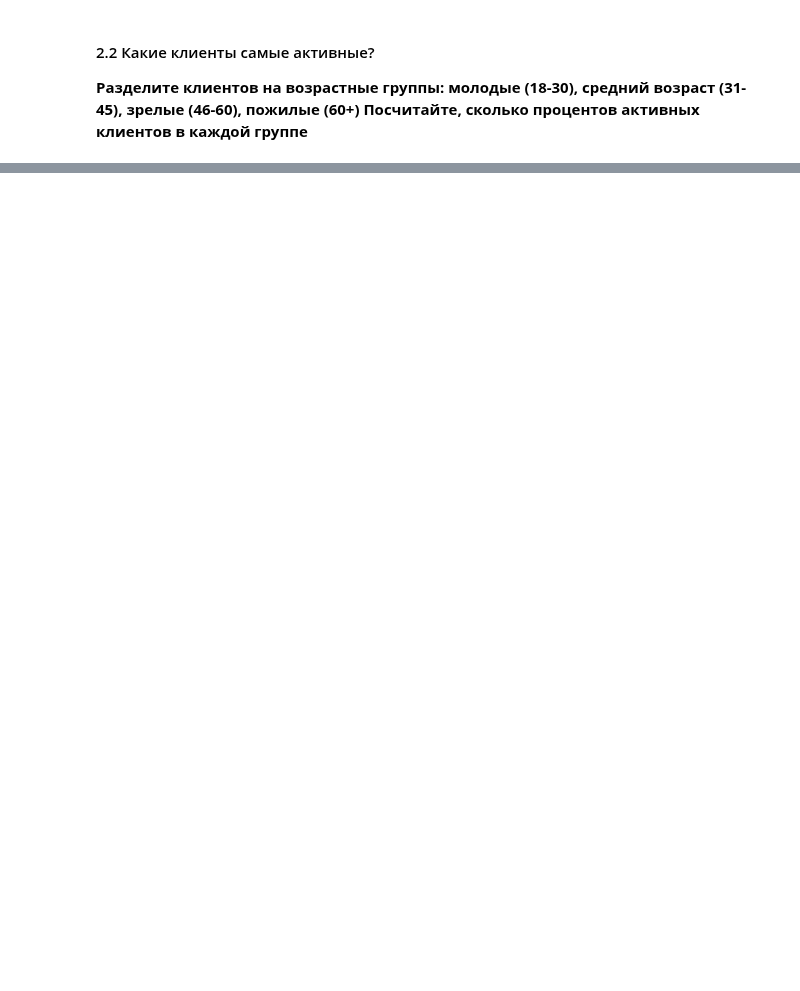
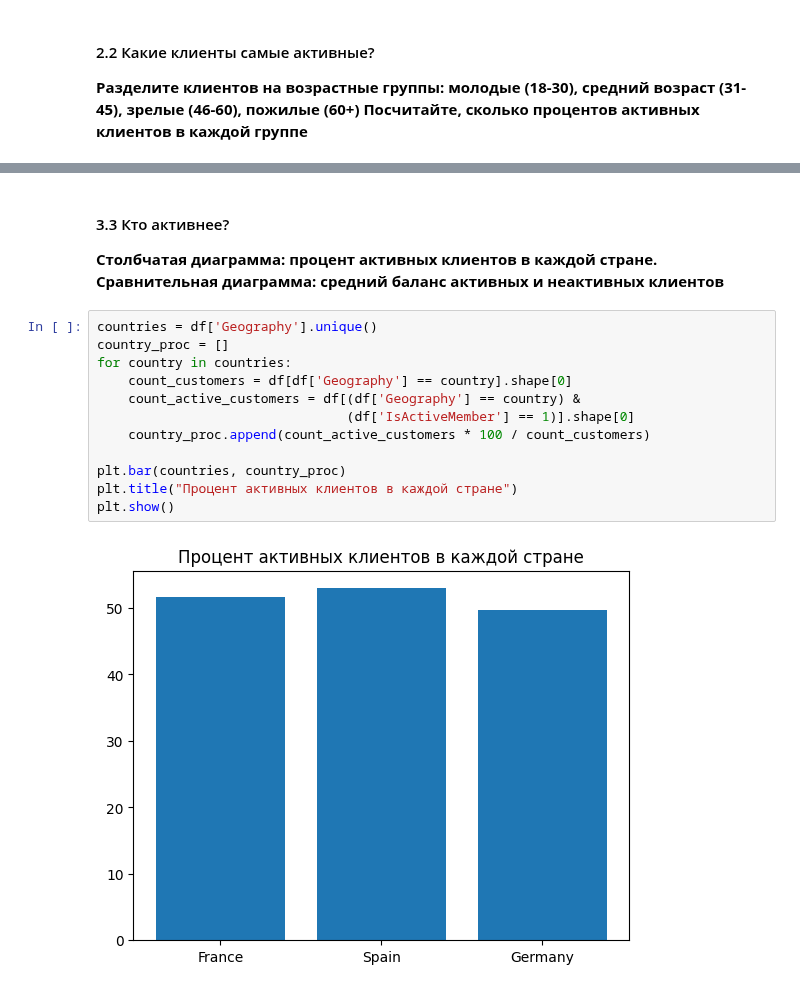
Before and after one commit to yunusov/python, a Jupyter notebook: nb/vyunusov_final_task.ipynb, the cells around one changed output, grey strips where cells are left out. Drawn from its saved outputs; the diff is of its cells as text; blank space fills up the shorter version.

```diff
--- a/nb/vyunusov_final_task.ipynb
+++ b/nb/vyunusov_final_task.ipynb
@@ -254,0 +232,18 @@ Connection closed.
+# %% [markdown]
+#### 3.3 Кто активнее?
+**Столбчатая диаграмма: процент активных клиентов в каждой стране.**
+**Сравнительная диаграмма: средний баланс активных и неактивных клиентов**
+# %%
+countries = df['Geography'].unique()
+country_proc = []
+for country in countries:
+    count_customers = df[df['Geography'] == country].shape[0]
+    count_active_customers = df[(df['Geography'] == country) &
+                                (df['IsActiveMember'] == 1)].shape[0]
+    country_proc.append(count_active_customers * 100 / count_customers)
+
+plt.bar(countries, country_proc)
+plt.title("Процент активных клиентов в каждой стране")
+plt.show()
+# %% [output]
+[figure, added]
```
Also changed, not shown: parts of 31 cells of this notebook, 3 other files.
